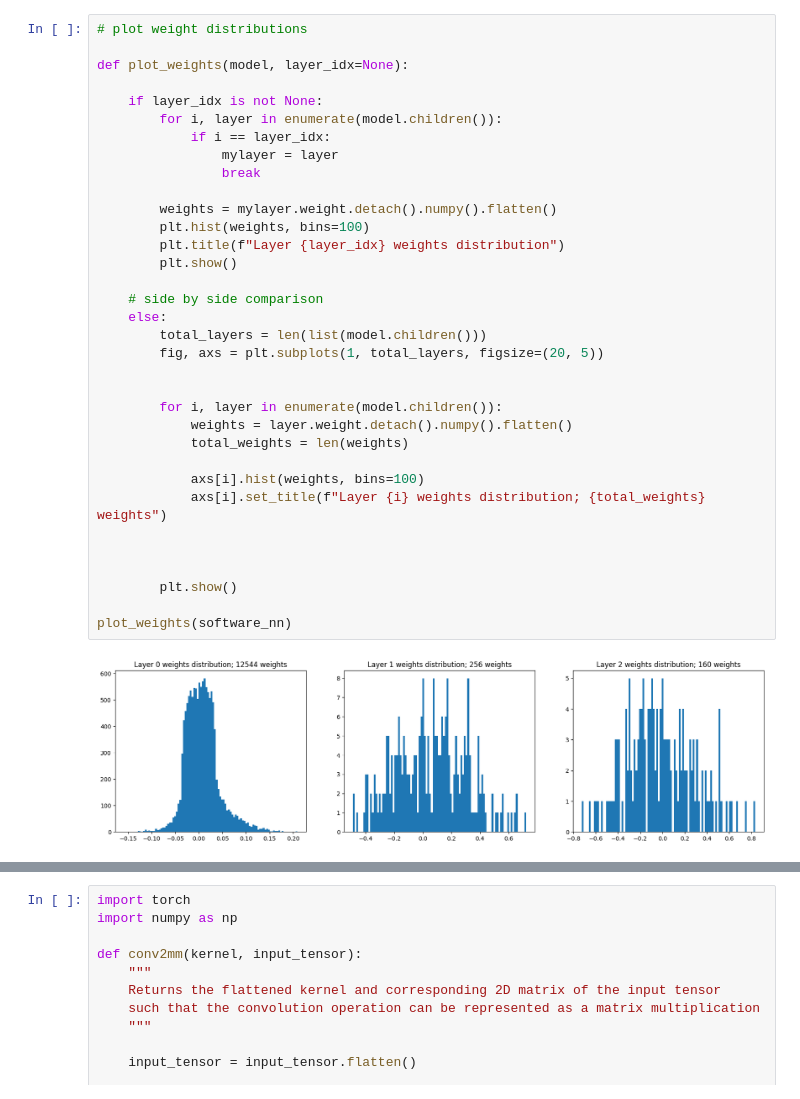
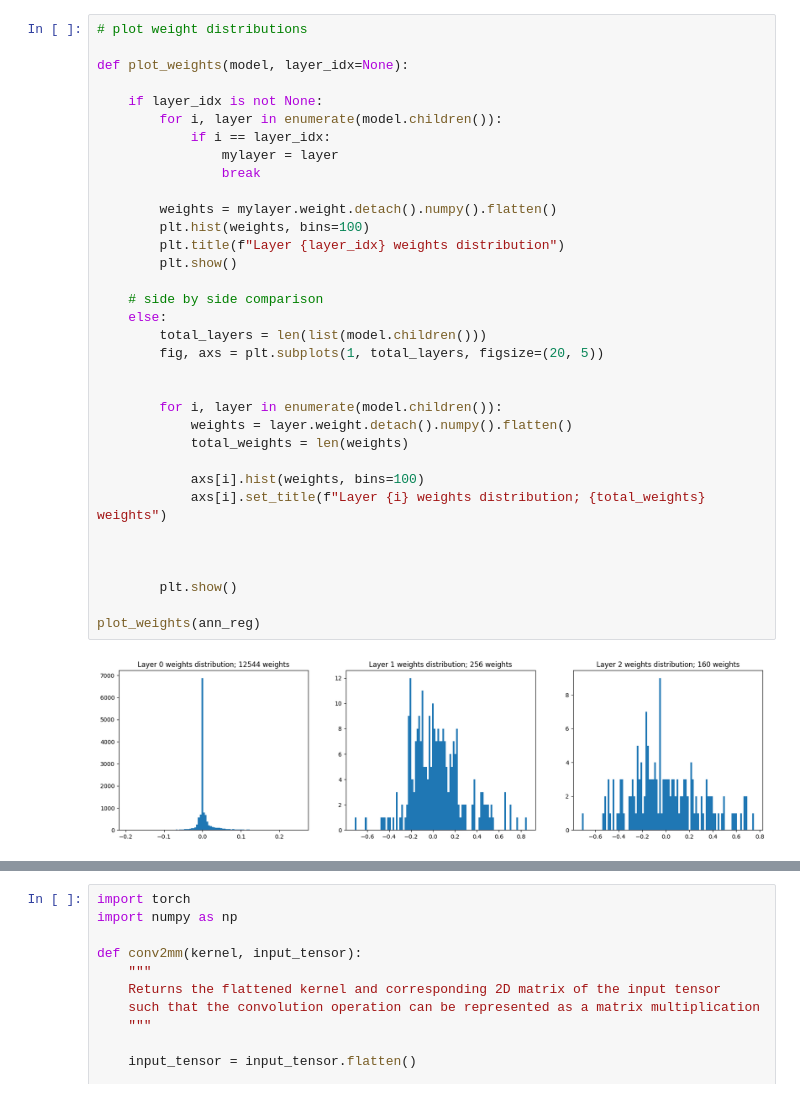
Before and after one commit to vinitdoke/Analog_Neural_Net_Simulator, a Jupyter notebook: evaluation.ipynb, the cells around one changed output, grey strips where cells are left out. Drawn from its saved outputs; the diff is of its cells as text.

```diff
--- a/evaluation.ipynb
+++ b/evaluation.ipynb
@@ -67,35 +149,35 @@ def plot_weights(model, layer_idx=None):
 
     if layer_idx is not None:
         for i, layer in enumerate(model.children()):
             if i == layer_idx:
                 mylayer = layer
                 break
 
         weights = mylayer.weight.detach().numpy().flatten()
         plt.hist(weights, bins=100)
         plt.title(f"Layer {layer_idx} weights distribution")
         plt.show()
 
     # side by side comparison
     else:
         total_layers = len(list(model.children()))
         fig, axs = plt.subplots(1, total_layers, figsize=(20, 5))
 
 
         for i, layer in enumerate(model.children()):
             weights = layer.weight.detach().numpy().flatten()
             total_weights = len(weights)
 
             axs[i].hist(weights, bins=100)
             axs[i].set_title(f"Layer {i} weights distribution; {total_weights} weights")
 
 
 
         plt.show()
 
-plot_weights(software_nn)
+plot_weights(ann_reg)
 # %% [output]
-[figure, old version]
+[figure, new version]
 # %%
 def plot_weights(model, layer_idx=None):
 
```
Also changed, not shown: parts of 6 cells of this notebook, 6 other files.
